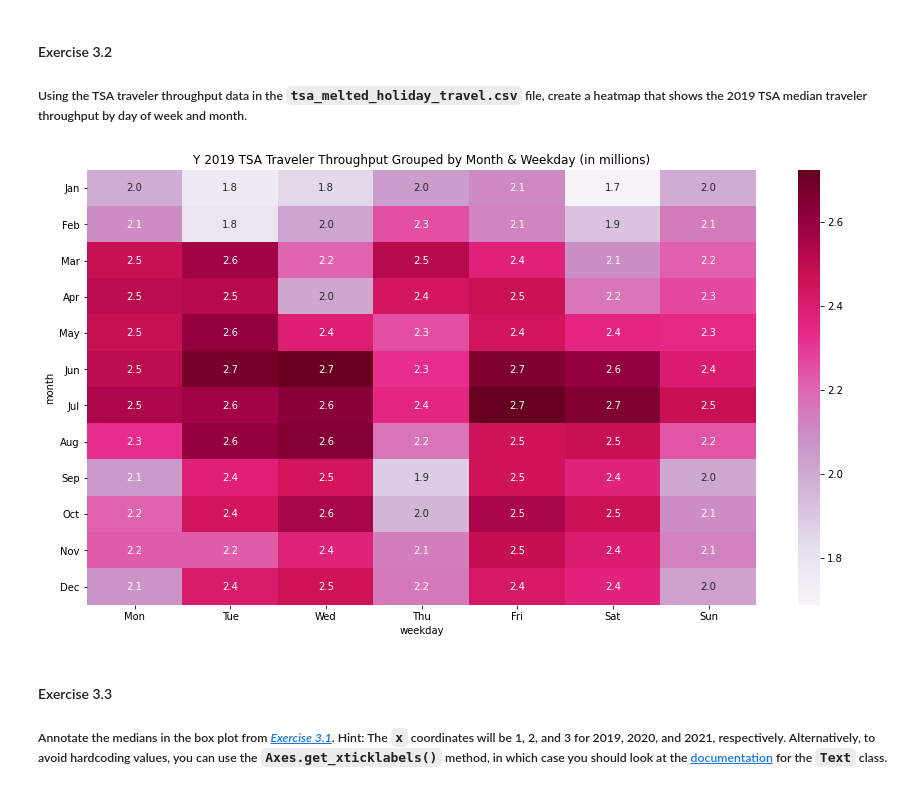
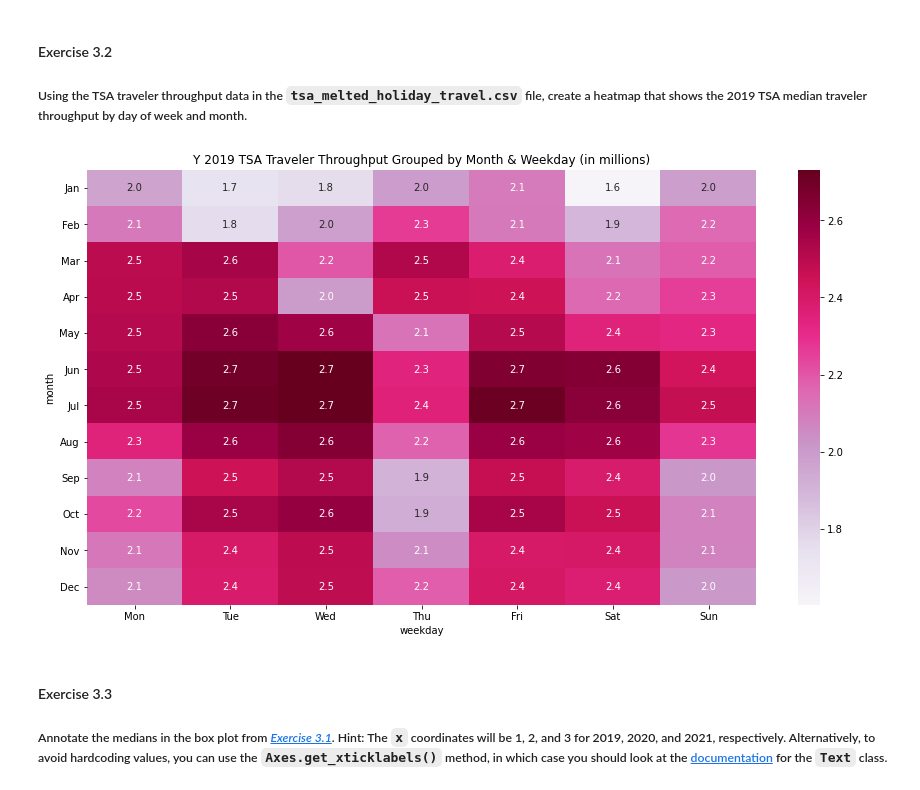
Before and after one commit to dekristi/Python_SheGoesTech_22, a Jupyter notebook: Day_17_Pandas_Data_Analysis_Library/workbook.ipynb, the cells around one changed output. Drawn from its saved outputs; the diff is of its cells as text; code cells hidden in the pictures.

```diff
--- a/Day_17_Pandas_Data_Analysis_Library/workbook.ipynb
+++ b/Day_17_Pandas_Data_Analysis_Library/workbook.ipynb
@@ -308,15 +308,15 @@ tsa_df['year'] = pd.to_datetime(tsa_df['year'], errors='coerce')
 # %%
 travelers_2019 = tsa_df.loc['2019']\
   .assign(month=lambda x: x.index.month, weekday=lambda x: x.index.weekday)\
-  .pivot_table(index='month', columns='weekday', values='travelers', aggfunc=np.mean)
+  .pivot_table(index='month', columns='weekday', values='travelers', aggfunc=np.median)
 
 plt.figure(figsize = (15,8))
 ax = sns.heatmap(data=travelers_2019 / 1e6, cmap='PuRd', annot=True, fmt='.1f')
 _ = ax.set_yticklabels(calendar.month_abbr[1:], rotation=0)
 _ = ax.set_xticklabels(calendar.day_abbr)
 _ = ax.set_title('Y 2019 TSA Traveler Throughput Grouped by Month & Weekday (in millions)')
 # %% [output]
-[figure, old version]
+[figure, new version]
 # %% [markdown]
 #### Exercise 3.3
 ##### Annotate the medians in the box plot from *[Exercise 3.1](#Exercise-3.1)*. Hint: The `x` coordinates will be 1, 2, and 3 for 2019, 2020, and 2021, respectively. Alternatively, to avoid hardcoding values, you can use the `Axes.get_xticklabels()` method, in which case you should look at the [documentation](https://matplotlib.org/stable/api/text_api.html) for the `Text` class.
```
